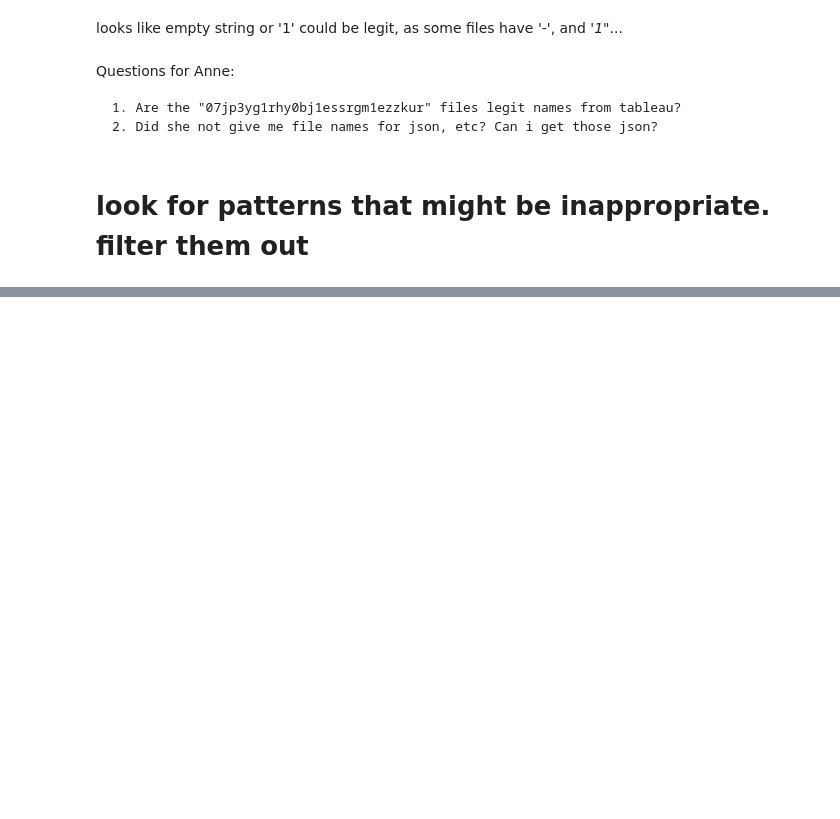
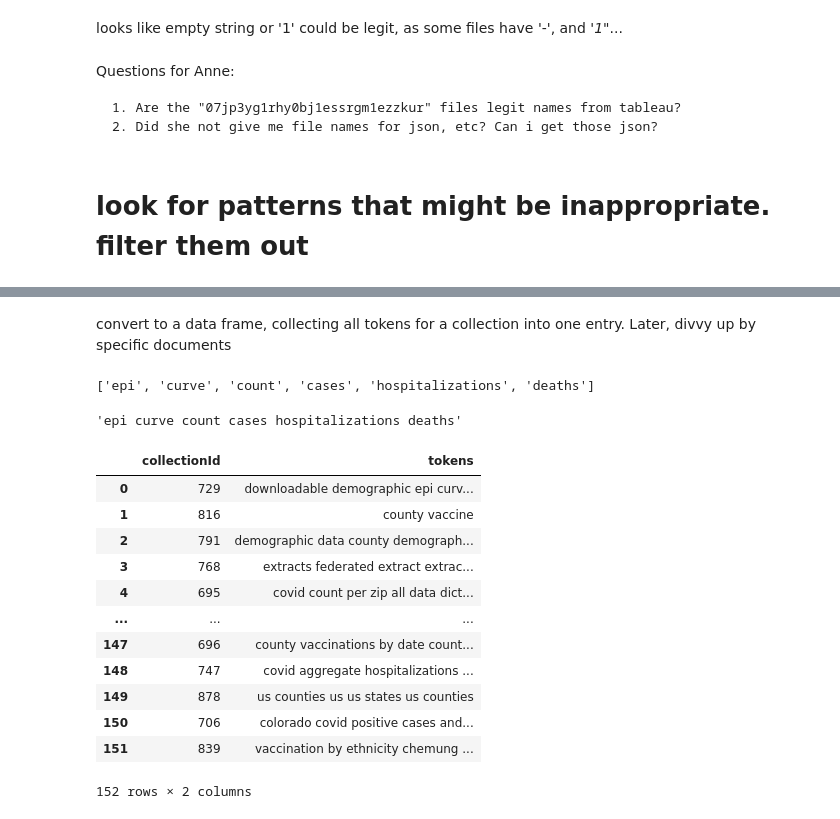
Before and after one commit to midas-network/scraping-analysis, a Jupyter notebook: analysis.ipynb, the cells around one changed output, grey strips where cells are left out. Cells and saved outputs as stored; diff of their text form; code cells hidden in the pictures; blank space fills up the shorter version.

```diff
--- a/analysis.ipynb
+++ b/analysis.ipynb
@@ -666,0 +658,2 @@ ctis
+# %%
+fproced = post_process(proced)
@@ -666,0 +724,11 @@ ctis
+# %% [markdown]
+convert to a data frame, collecting all tokens for a collection into one entry. Later, divvy up by specific documents
+# %%
+samp = proced[0]['processed'][1][0]
+samp
+# %% [output]
+['epi', 'curve', 'count', 'cases', 'hospitalizations', 'deaths']
+# %%
+" ".join(samp)
+# %% [output]
+'epi curve count cases hospitalizations deaths'
@@ -666,0 +753,16 @@ ctis
+# %%
+df
+# %% [output]
+|  | collectionId | tokens |
+| 0 | 729 | downloadable demographic epi curv... |
+| 1 | 816 | county vaccine |
+| 2 | 791 | demographic data county demograph... |
+| 3 | 768 | extracts federated extract extrac... |
+| 4 | 695 | covid count per zip all data dict... |
+| ... | ... | ... |
+| 147 | 696 | county vaccinations by date count... |
+| 148 | 747 | covid aggregate hospitalizations ... |
+| 149 | 878 | us counties us us states us counties |
+| 150 | 706 | colorado covid positive cases and... |
+| 151 | 839 | vaccination by ethnicity chemung ... |
+152 rows × 2 columns
```
Also changed, not shown: parts of 45 cells of this notebook.
